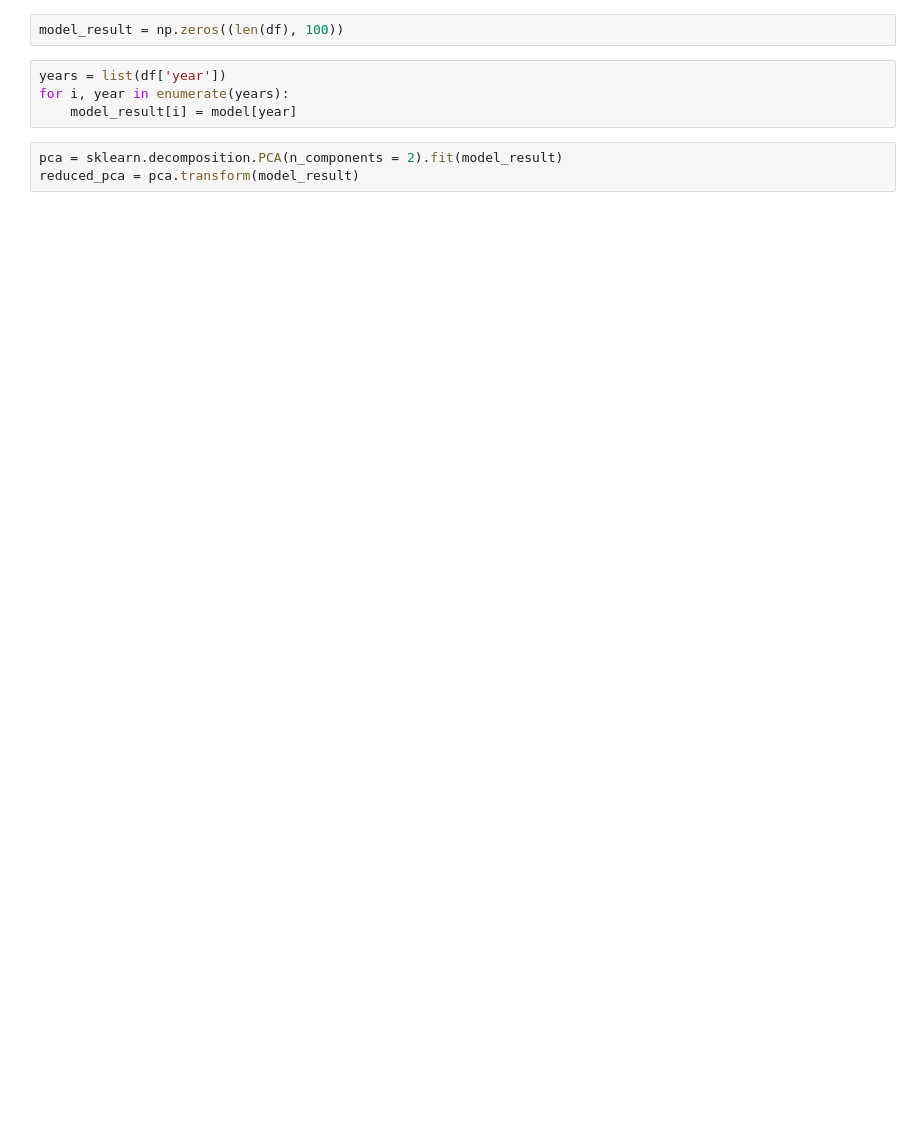
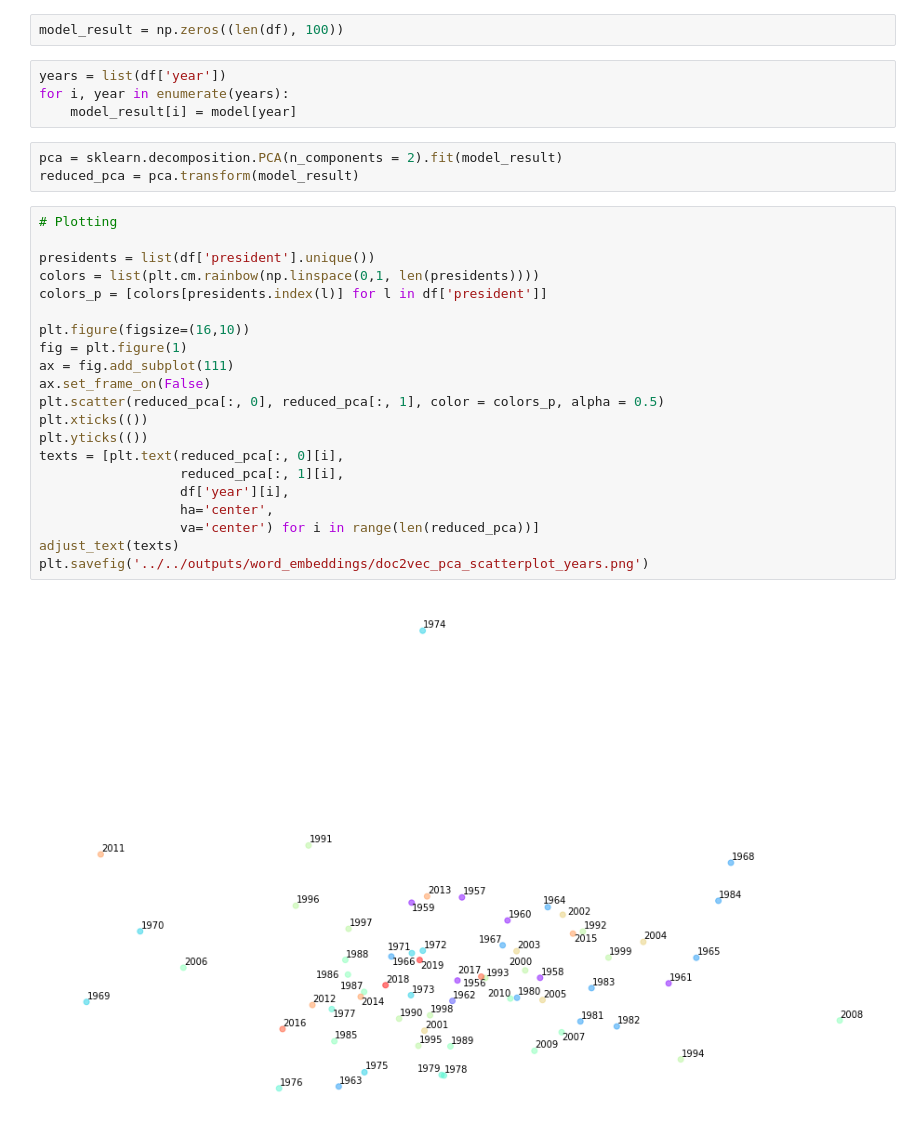
Before and after one commit to ccsuehara/Peruvian-presidents-speeches, a Jupyter notebook: notebooks/analysis/word_embeddings-projections.ipynb, the cells around one changed output. Saved outputs shown, nothing was run; the diff lists cells and outputs as text; blank space fills up the shorter version.

```diff
--- a/notebooks/analysis/word_embeddings-projections.ipynb
+++ b/notebooks/analysis/word_embeddings-projections.ipynb
@@ -69,6 +69,29 @@ for i, year in enumerate(years):
 # %%
 pca = sklearn.decomposition.PCA(n_components = 2).fit(model_result)
 reduced_pca = pca.transform(model_result)
+# %%
+# Plotting
+
+presidents = list(df['president'].unique())
+colors = list(plt.cm.rainbow(np.linspace(0,1, len(presidents))))
+colors_p = [colors[presidents.index(l)] for l in df['president']]
+
+plt.figure(figsize=(16,10))
+fig = plt.figure(1)
+ax = fig.add_subplot(111)
+ax.set_frame_on(False)
+plt.scatter(reduced_pca[:, 0], reduced_pca[:, 1], color = colors_p, alpha = 0.5)
+plt.xticks(())
+plt.yticks(())
+texts = [plt.text(reduced_pca[:, 0][i],
+                  reduced_pca[:, 1][i],
+                  df['year'][i],
+                  ha='center',
+                  va='center') for i in range(len(reduced_pca))]
+adjust_text(texts)
+plt.savefig('../../outputs/word_embeddings/doc2vec_pca_scatterplot_years.png')
+# %% [output]
+[figure, added]
 # %%
 # Plotting
 plt.figure(figsize=(16,10))
```
Also changed, not shown: parts of 3 cells of this notebook, 3 other files.
